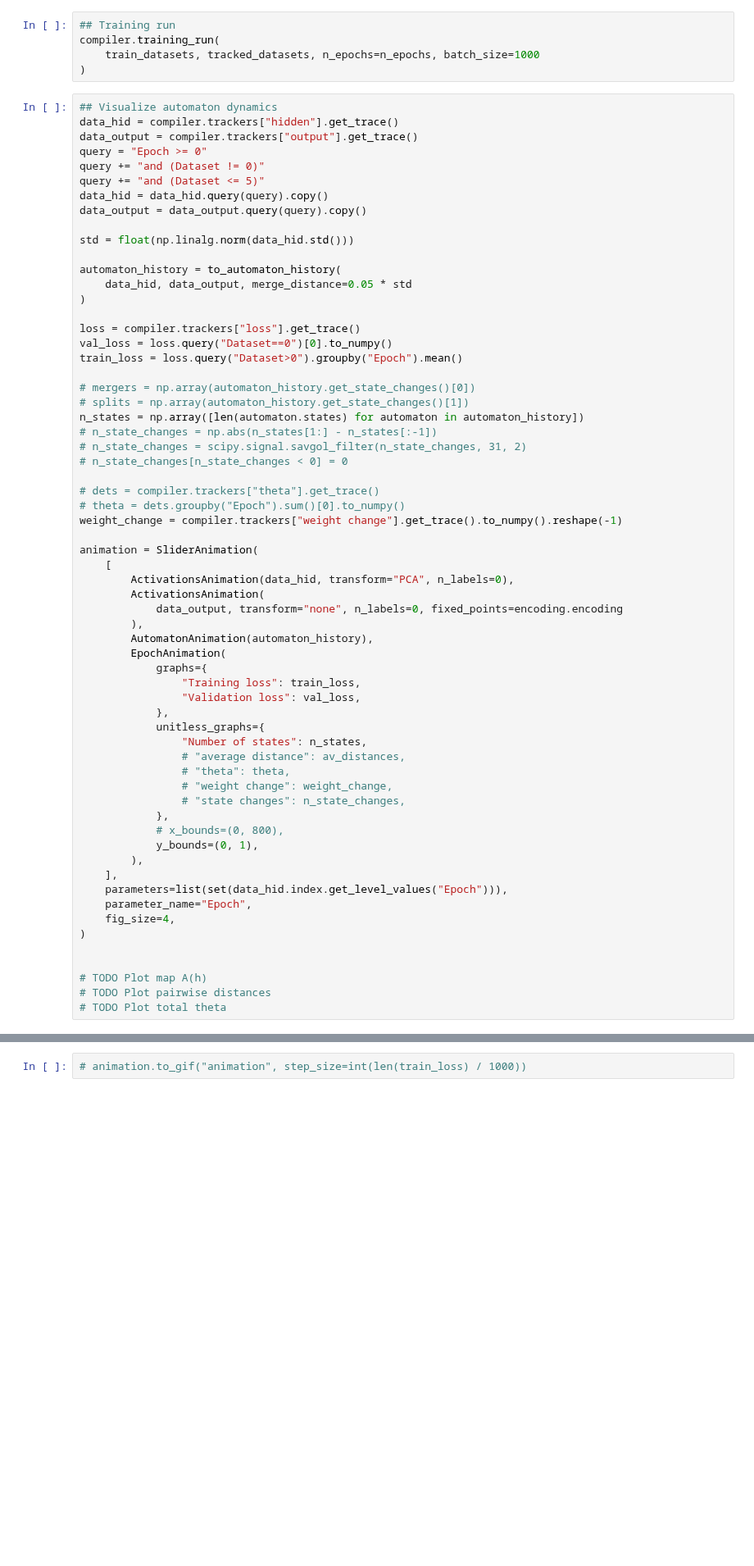
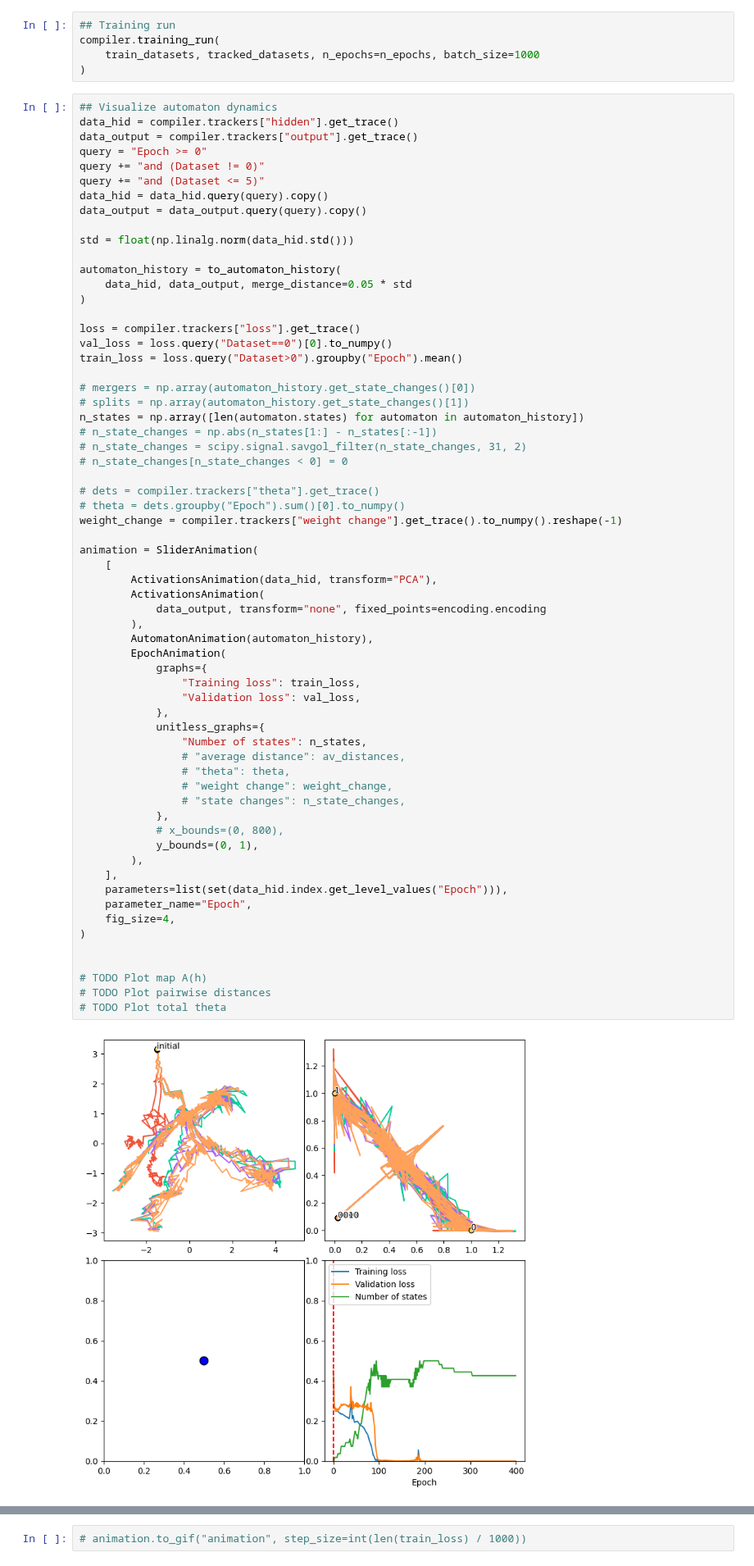
Before and after one commit to loekvanrossem/rnn_structure, a Jupyter notebook: RNN/main.ipynb, the cells around one changed output, grey strips where cells are left out. Shown at 82% size. Drawn from its saved outputs; the diff is of its cells as text; blank space fills up the shorter version.

```diff
--- a/RNN/main.ipynb
+++ b/RNN/main.ipynb
@@ -212,33 +216,35 @@ weight_change = compiler.trackers["weight change"].get_trace().to_numpy().reshap
 
 animation = SliderAnimation(
     [
-        ActivationsAnimation(data_hid, transform="PCA", n_labels=0),
+        ActivationsAnimation(data_hid, transform="PCA"),
         ActivationsAnimation(
-            data_output, transform="none", n_labels=0, fixed_points=encoding.encoding
+            data_output, transform="none", fixed_points=encoding.encoding
         ),
         AutomatonAnimation(automaton_history),
         EpochAnimation(
             graphs={
                 "Training loss": train_loss,
                 "Validation loss": val_loss,
             },
             unitless_graphs={
                 "Number of states": n_states,
                 # "average distance": av_distances,
                 # "theta": theta,
                 # "weight change": weight_change,
                 # "state changes": n_state_changes,
             },
             # x_bounds=(0, 800),
             y_bounds=(0, 1),
         ),
     ],
     parameters=list(set(data_hid.index.get_level_values("Epoch"))),
     parameter_name="Epoch",
     fig_size=4,
 )
 
 
 # TODO Plot map A(h)
 # TODO Plot pairwise distances
 # TODO Plot total theta
+# %% [output]
+[figure, added]
```
Also changed, not shown: parts of 5 cells of this notebook, 11 other files.
